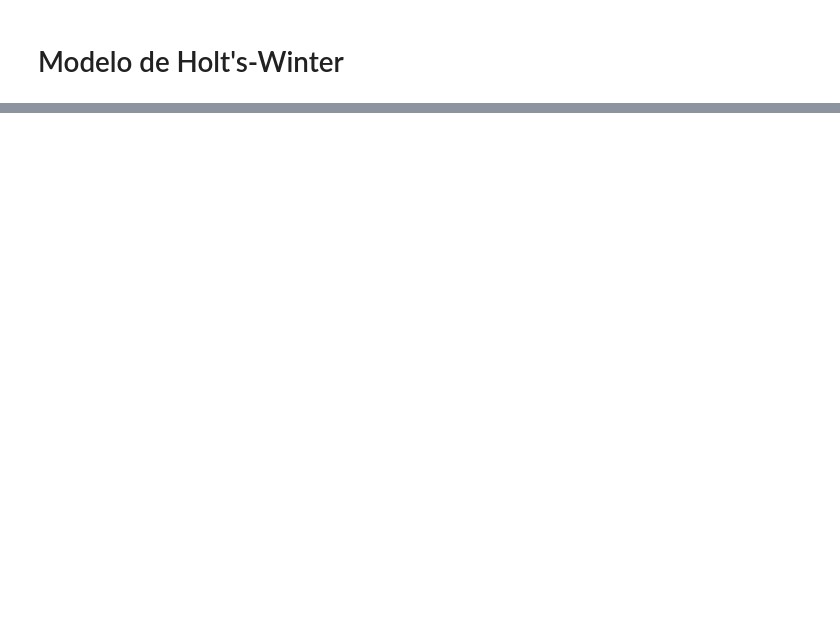
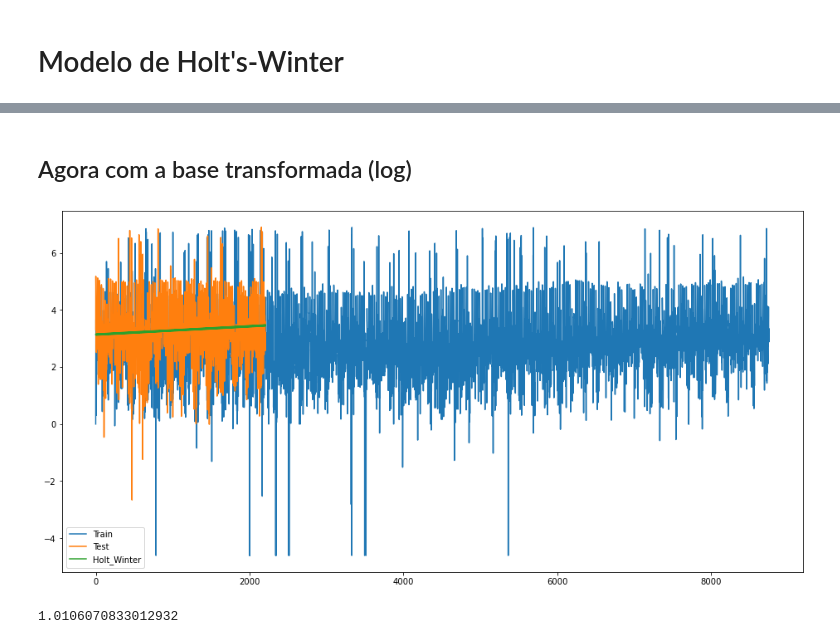
Before and after one commit to marcosvilela/modelagem-analitica-20.3, a Jupyter notebook: source/Fernando/Fernando-Parte2.ipynb, the cells around one changed output, grey strips where cells are left out. Saved outputs shown, nothing was run; the diff lists cells and outputs as text; code cells hidden in the pictures; blank space fills up the shorter version.

```diff
--- a/source/Fernando/Fernando-Parte2.ipynb
+++ b/source/Fernando/Fernando-Parte2.ipynb
@@ -294,0 +301,19 @@ print(rms)
+# %% [markdown]
+## Agora com a base transformada (log)
+# %%
+y_hat_avg = log_data_test.copy()
+fit1 = ExponentialSmoothing(np.asarray(log_data['Valor']) ,seasonal_periods=7 ,trend='add', seasonal='add',).fit()
+y_hat_avg['Holt_Winter'] = fit1.forecast(len(log_data_test))
+plt.figure(figsize=(16,8))
+plt.plot( log_data['Valor'], label='Train')
+plt.plot(log_data_test['Valor'], label='Test')
+plt.plot(y_hat_avg['Holt_Winter'], label='Holt_Winter')
+plt.legend(loc='best')
+plt.show()
+# %% [output]
+[figure, added]
+# %%
+rms = sqrt(mean_squared_error(log_data_test['Valor'], y_hat_avg.Holt_Winter))
+print(rms)
+# %% [output]
+1.0106070833012932
```
Also changed, not shown: parts of 9 cells of this notebook.
